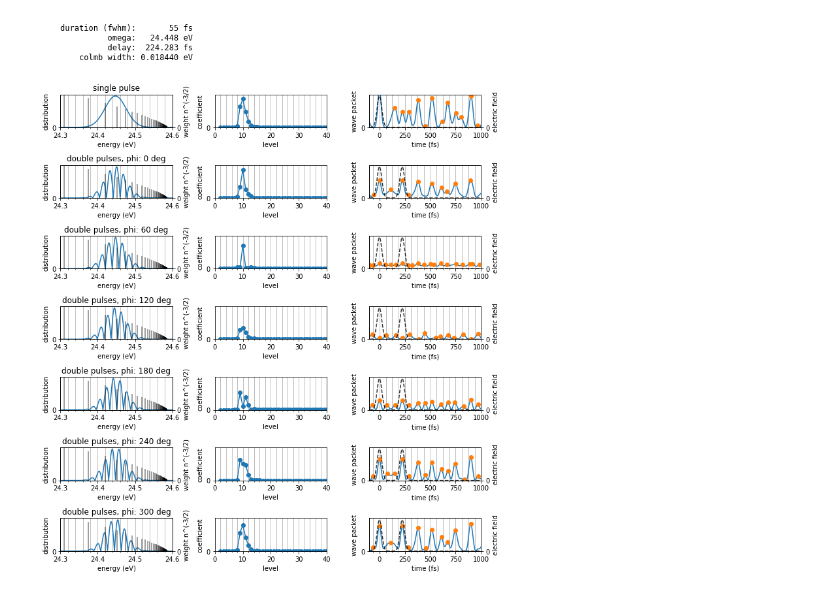
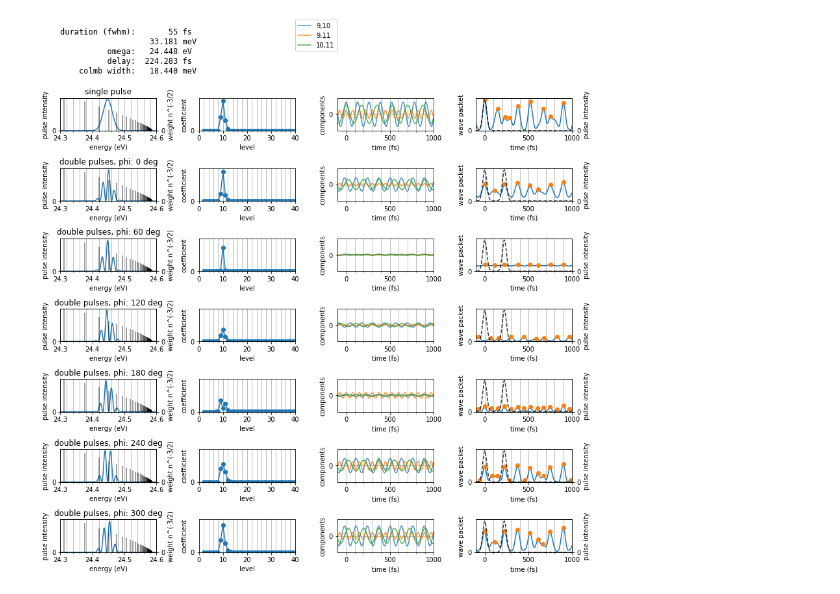
Before and after one commit to DaehyunPY/FERMI_20149100, a Jupyter notebook: Notebooks/he_doublepls55_n09,11m3scan.ipynb, the cells around one changed output. Saved outputs shown, nothing was run; the diff lists cells and outputs as text; code cells hidden in the pictures.

```diff
--- a/Notebooks/he_doublepls55_n09,11m3scan.ipynb
+++ b/Notebooks/he_doublepls55_n09,11m3scan.ipynb
@@ -11,9 +11,10 @@ from simul import (
 )
 # %%
 params = {
-    'sigma': 55,  # fwhm of a pulse in fs
+    'fwhm': 55,  # fwhm of a pulse in fs
     'k0': (24.475208+24.41988943)/2,  # eV
-    'dt': 3*to_femto_sec(2*np.pi/in_electron_volt(24.475208-24.41988943)),  # fs, 0 fs for single pulse, experimental limit is 200--600 fs (0.02--0.007 eV)
+    # fs, 0 fs for single pulse, experimental limit is 200--600 fs (0.02--0.007 eV)
+    'dt': 3*to_femto_sec(2*np.pi/in_electron_volt(24.475208-24.41988943)),
     'phi': 0,  # deg
 }
 t = np.linspace(
@@ -143,5 +157,5 @@ plt.show()
 # %%
-plt.figure(figsize=(10,12))
+plt.figure(figsize=(12,12))
 wave = HeWavePackets.in_experimental_units(
     **{
         **params,
@@ -151,45 +165,51 @@ wave = HeWavePackets.in_experimental_units(
 )
 
 # fig1-1
-plt.subplot(8,3,1)
+plt.subplot(8,4,1)
 plt.text(
     0, 1,
-    f"duration (fwhm): {params['sigma']:>8.0f} fs\n"
+    f"duration (fwhm): {to_femto_sec(wave.tdim_fwhm):>8.0f} fs\n"
+    f"                 {to_electron_volt(wave.kdim_fwhm)*1000:>8.3f} meV\n"
     f"          omega: {params['k0']:>8.3f} eV\n"
     f"          delay: {params['dt']:>8.3f} fs\n"
-    f"    colmb width: {to_electron_volt(2*np.pi/in_femto_sec(params['dt'])):>8.6f} eV",
+    f"    colmb width: {to_electron_volt(2*np.pi/in_femto_sec(params['dt']))*1000:>8.3f} meV",
     fontsize='large', family='monospace', ha='left', va='top'
 )
 plt.xlim(0, 1)
 plt.ylim(0, 1)
 plt.axis('off')
 
-plt.subplot(8,3,4)
+plt.subplot(8,4,5)
 plt.title('single pulse')
 plotme1(t, k, wave)
-plt.subplot(8,3,5)
+plt.subplot(8,4,6)
 plotme2(t, k, wave)
-plt.subplot(8,3,6)
+plt.subplot(8,4,7)
+plotme3(t, k, wave)
+plt.figlegend(loc='upper center', framealpha=1, ncol=1)
+plt.subplot(8,4,8)
 plotme4(t, k, wave)
 
 for i, phi in enumerate(range(0, 360, 60)):
     wave = HeWavePackets.in_experimental_units(
         **{
             **params,
             'phi': phi,  # deg
         }
     )
 
     # fig1-1
-    plt.subplot(8,3,3*i+7)
+    plt.subplot(8,4,4*i+9)
     plt.title(f'double pulses, phi: {phi} deg')
     plotme1(t, k, wave)
-    plt.subplot(8,3,3*i+8)
+    plt.subplot(8,4,4*i+10)
     plotme2(t, k, wave)
-    plt.subplot(8,3,3*i+9)
+    plt.subplot(8,4,4*i+11)
+    plotme3(t, k, wave)
+    plt.subplot(8,4,4*i+12)
     plotme4(t, k, wave)
 plt.tight_layout()
-plt.savefig('summary.png')
+plt.savefig('summary6.png')
 plt.show()
 # %% [output]
-[figure, old version]
+[figure, new version]
```
Also changed, not shown: parts of 2 cells of this notebook, 13 other files.
